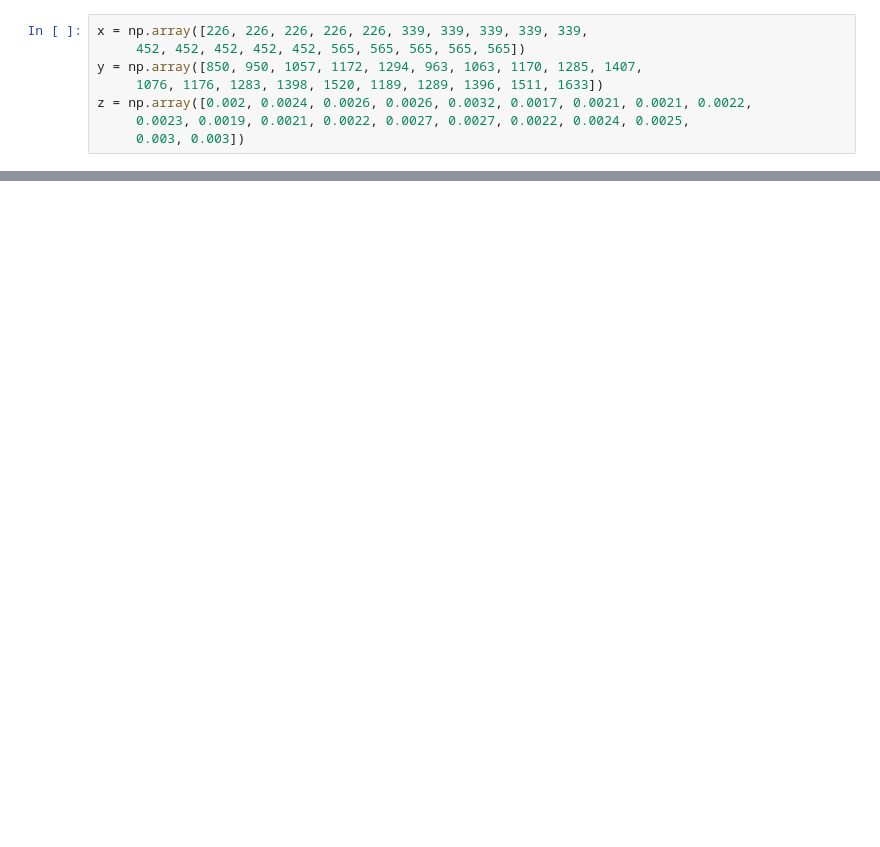
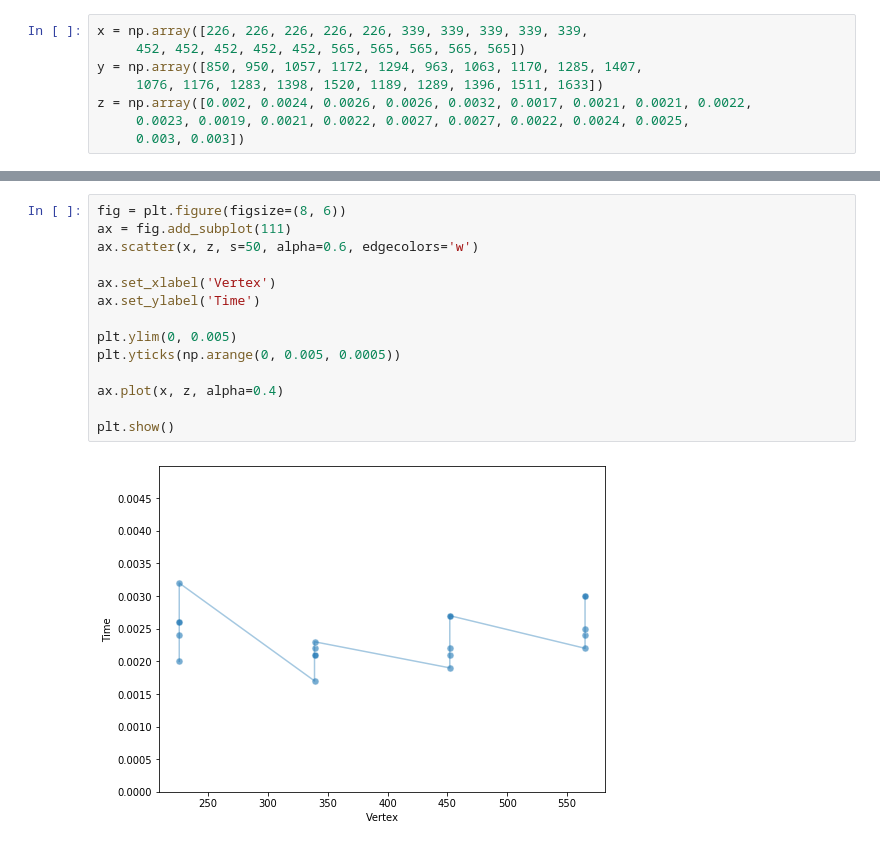
Before and after one commit to sergere15/cut_points, a Jupyter notebook: graphic_for_algo.ipynb, the cells around one changed output, grey strips where cells are left out. Drawn from its saved outputs; the diff is of its cells as text; blank space fills up the shorter version.

```diff
--- a/graphic_for_algo.ipynb
+++ b/graphic_for_algo.ipynb
@@ -26,0 +53,16 @@ ValueError: Unknown projection '3d'
+# %%
+fig = plt.figure(figsize=(8, 6))
+ax = fig.add_subplot(111)
+ax.scatter(x, z, s=50, alpha=0.6, edgecolors='w')
+
+ax.set_xlabel('Vertex')
+ax.set_ylabel('Time')
+
+plt.ylim(0, 0.005)
+plt.yticks(np.arange(0, 0.005, 0.0005))
+
+ax.plot(x, z, alpha=0.4)
+
+plt.show()
+# %% [output]
+[figure, added]
```
Also changed, not shown: parts of 6 cells of this notebook.
